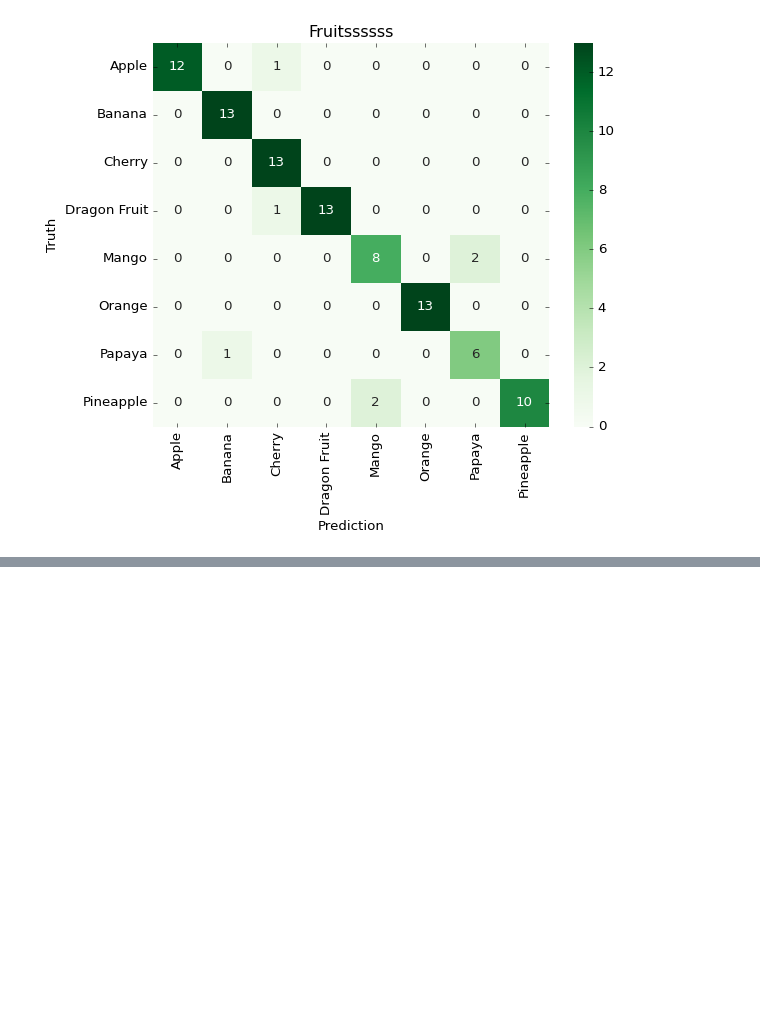
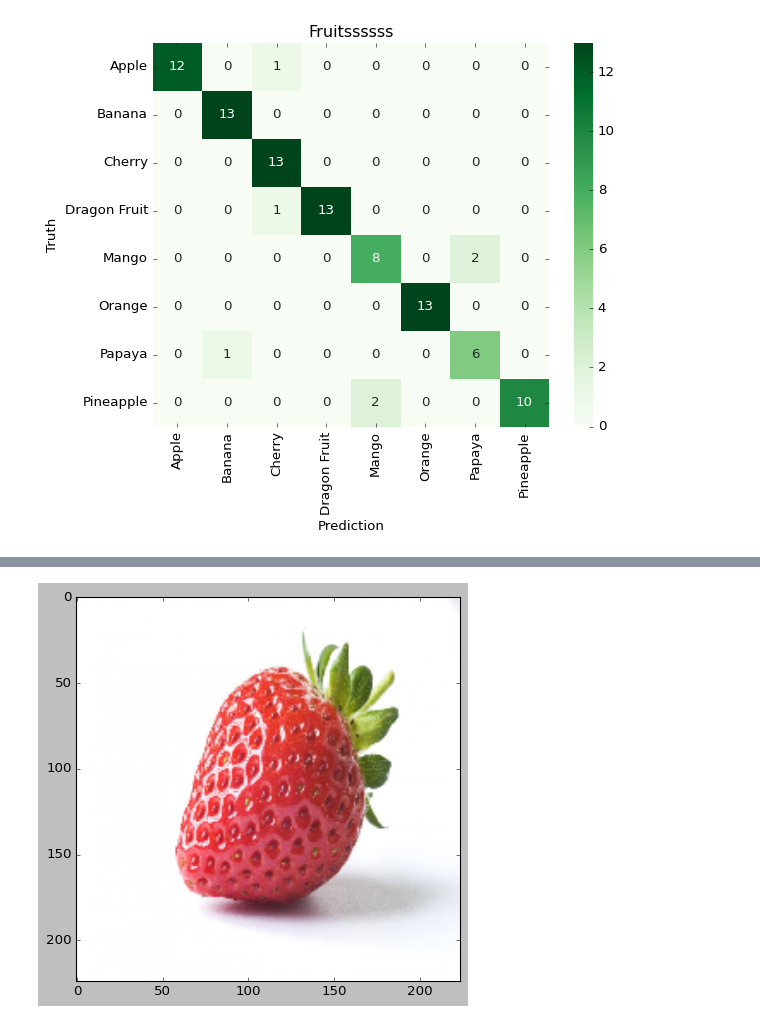
Before and after one commit to mr-prometheus/More-Fruits-using-Deep-Learning, a Jupyter notebook: Fruits.ipynb, the cells around one changed output, grey strips where cells are left out. Drawn from its saved outputs; the diff is of its cells as text; code cells hidden in the pictures; blank space fills up the shorter version.

Commit message:
Added more pictures from other sources

```diff
--- a/Fruits.ipynb
+++ b/Fruits.ipynb
@@ -346,8 +346,11 @@ def predict(img_name,model):
     img = preprocess_input(img)
     prediction = model.predict(img.reshape(1,224,224,3))
     output = np.argmax(prediction)
-    print(train_class[output])
-
+    max_prob = np.max(prediction)
+    if max_prob >0.85:
+        print(train_class[output],output,prediction,max_prob)
+    else:
+        print("Upload Appropriate image")
 def plot_image(i, predictions_array, true_label, img):
     predictions_array, true_label, img = predictions_array[i], true_label[i], img[i]
     plt.grid(False)
@@ -436,0 +433,4 @@ Orange
+# %%
+predict(("D:/Programming World/Deep Learning/Projects/Even More Fruitss/Other Sources Test/red.jpg"),model)
+# %% [output]
+[figure, added]
```
Also changed, not shown: parts of 5 cells of this notebook, 4 other files.
